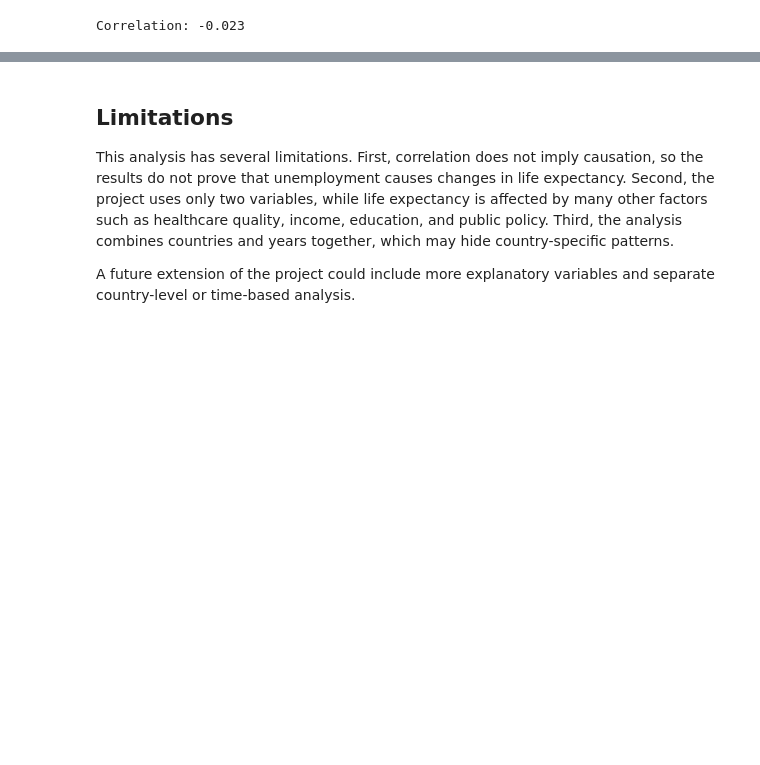
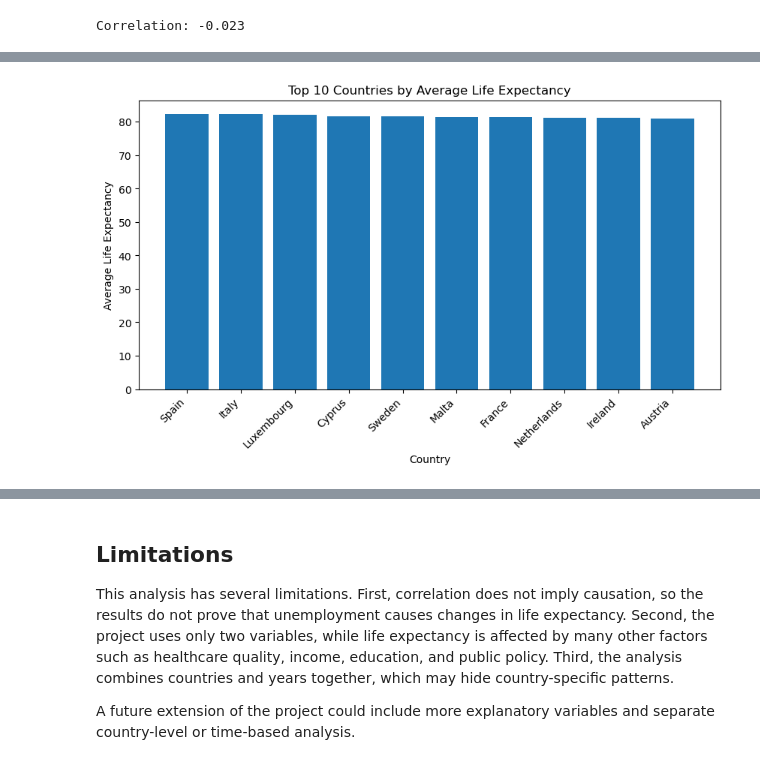
Before and after one commit to ohczed/life-expectancy-unemployment-europe, a Jupyter notebook: notebooks/final_project.ipynb, the cells around one changed output, grey strips where cells are left out. Saved outputs shown, nothing was run; the diff lists cells and outputs as text; code cells hidden in the pictures; blank space fills up the shorter version.

```diff
--- a/notebooks/final_project.ipynb
+++ b/notebooks/final_project.ipynb
@@ -377,0 +481,4 @@ This suggests that unemployment alone does not explain much of the variation in
+# %%
+country_summary = merged_df.groupby("country")[["life_expectancy", "unemployment_rate"]].mean().round(2)
+country_summary = country_summary.sort_values("life_expectancy", ascending=False)
+country_summary.head(10)
@@ -377,0 +498,14 @@ This suggests that unemployment alone does not explain much of the variation in
+# %%
+top_life = country_summary.sort_values("life_expectancy", ascending=False).head(10).copy()
+
+top_life.index = top_life.index.str.replace("Netherlands \\(Kingdom of the\\)", "Netherlands", regex=True)
+
+plt.figure(figsize=(10, 5))
+plt.bar(top_life.index, top_life["life_expectancy"])
+plt.xticks(rotation=45, ha="right")
+plt.xlabel("Country")
+plt.ylabel("Average Life Expectancy")
+plt.title("Top 10 Countries by Average Life Expectancy")
+plt.show()
+# %% [output]
+[figure, added]
```
Also changed, not shown: parts of 27 cells of this notebook.
